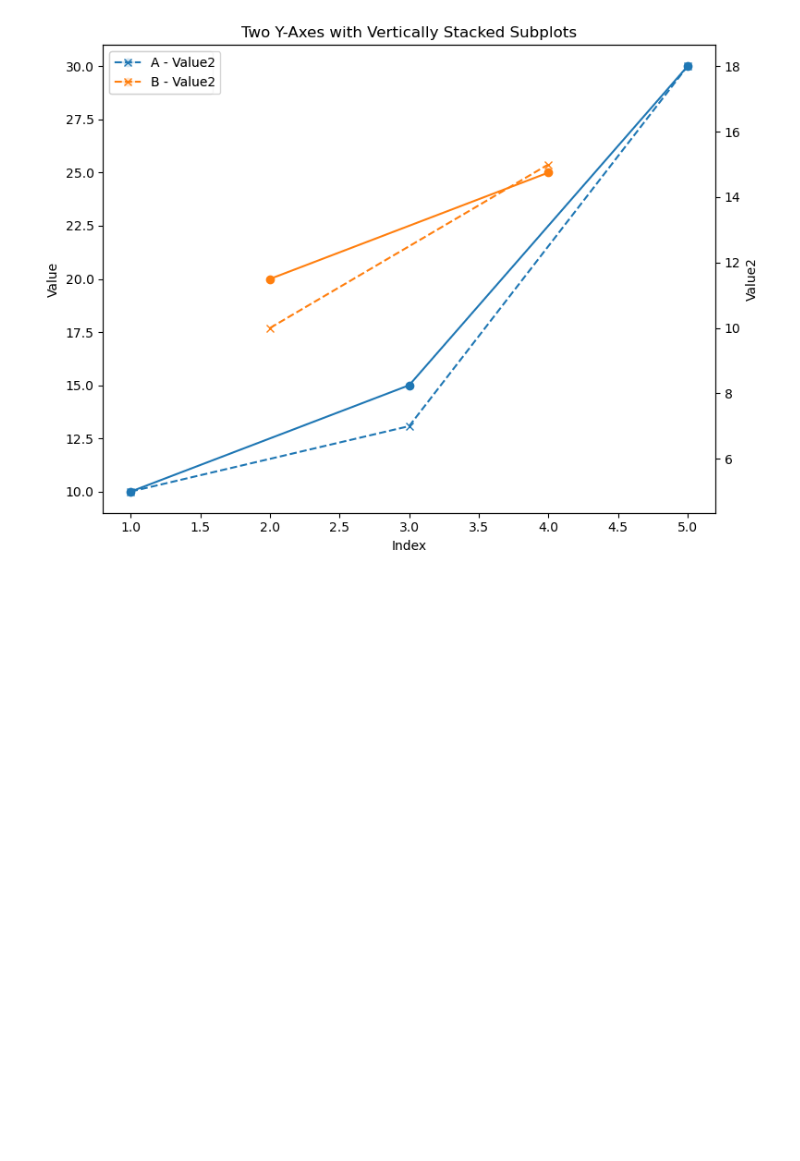
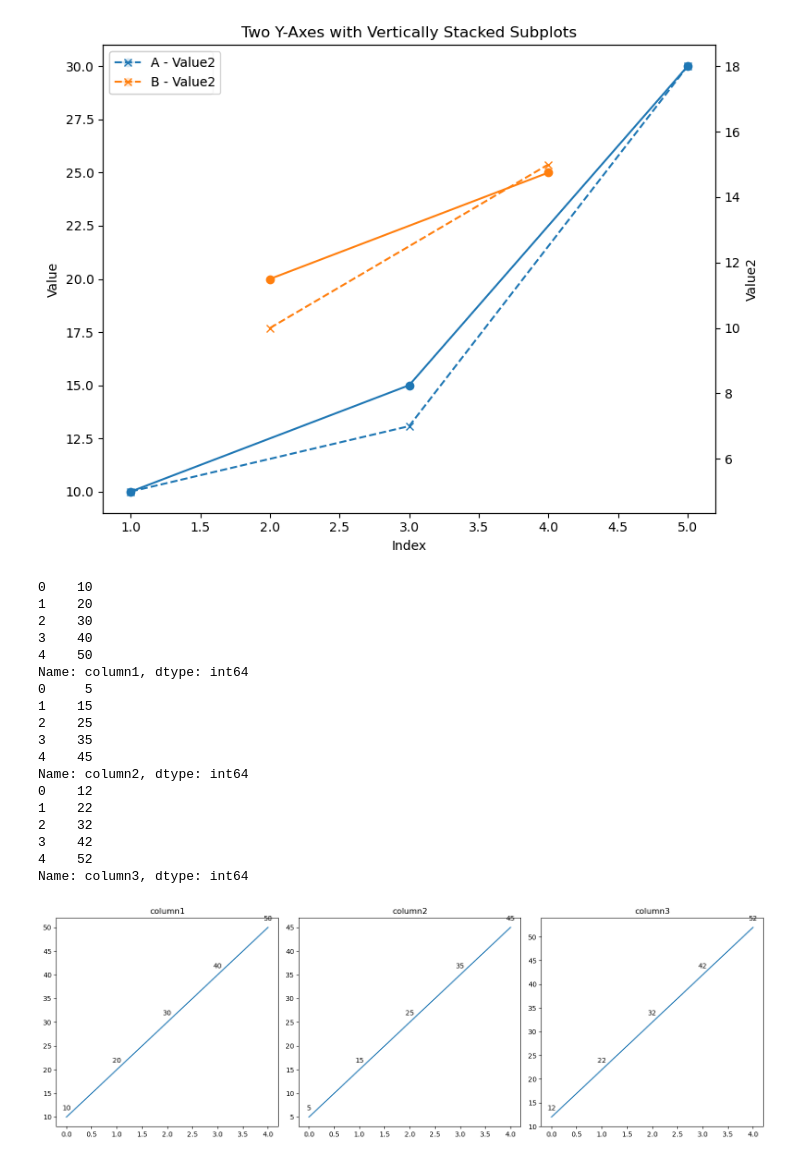
Before and after one commit to eng80327/trading-economics, a Jupyter notebook: Scripts/Sample.ipynb, the cells around one changed output. Cells and saved outputs as stored; diff of their text form; code cells hidden in the pictures; blank space fills up the shorter version.

```diff
--- a/Scripts/Sample.ipynb
+++ b/Scripts/Sample.ipynb
@@ -183,3 +183,61 @@ fig.tight_layout()
 plt.show()
 # %% [output]
 [figure]
+# %%
+import pandas as pd
+import matplotlib.pyplot as plt
+
+# Sample data
+data = {
+    'column1': [10, 20, 30, 40, 50],
+    'column2': [5, 15, 25, 35, 45],
+    'column3': [12, 22, 32, 42, 52],
+}
+
+# Create a DataFrame
+df = pd.DataFrame(data)
+
+# Get the column names
+column_names = df.columns
+
+# Create subplots
+num_columns = len(column_names)
+fig, axes = plt.subplots(nrows=1, ncols=num_columns, figsize=(15, 5))  # 1 row, n columns
+
+# Loop through columns and plot on each subplot
+for i, column in enumerate(column_names):
+    axes[i].plot(df[column])
+
+    print(df[column])
+
+    # Annotate each point with its value
+    for j, value in enumerate(df[column]):
+        axes[i].annotate(str(value), (j, value), textcoords="offset points", xytext=(0,10), ha='center')
+
+    axes[i].set_title(column)
+
+# Adjust layout
+plt.tight_layout()
+
+# Show the plots
+plt.show()
+# %% [output]
+0    10
+1    20
+2    30
+3    40
+4    50
+Name: column1, dtype: int64
+0     5
+1    15
+2    25
+3    35
+4    45
+Name: column2, dtype: int64
+0    12
+1    22
+2    32
+3    42
+4    52
+Name: column3, dtype: int64
+[figure, added]
```
Also changed, not shown: 6 other files.
